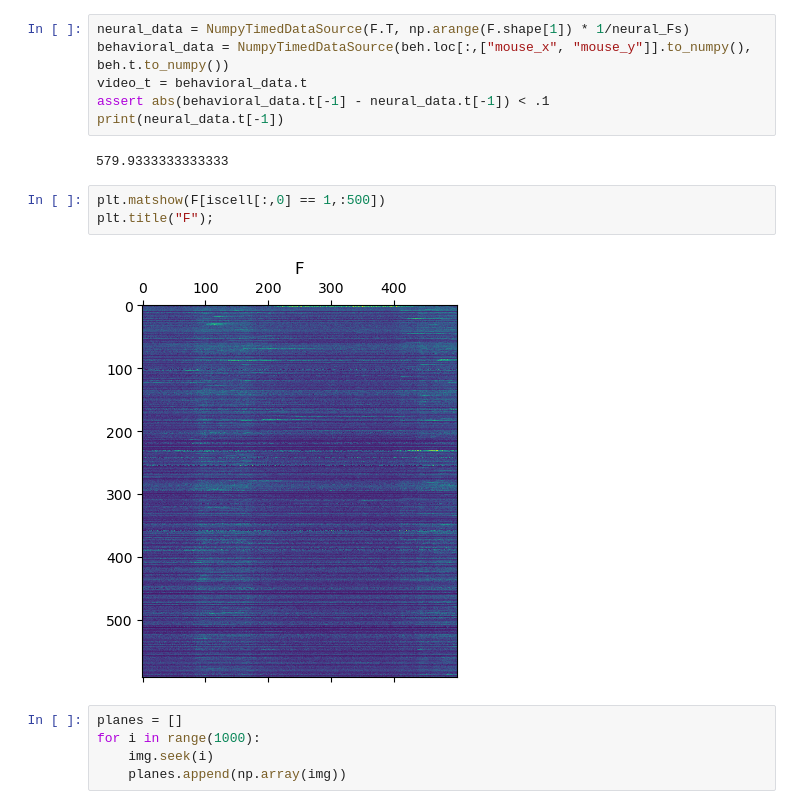
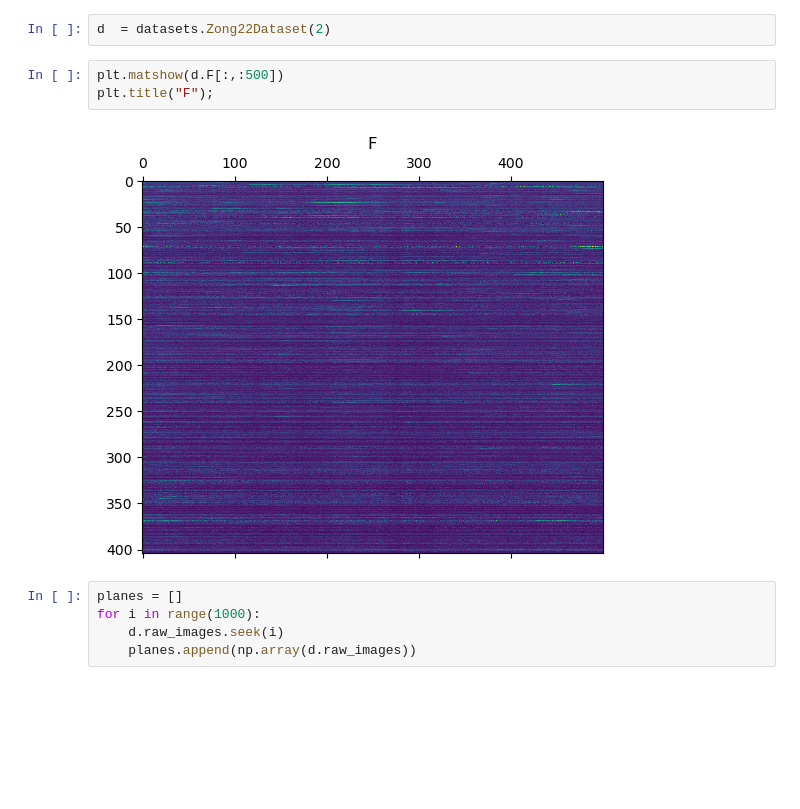
Before and after one commit to draeloslab/AdaptiveLatents, a Jupyter notebook: workspace/zong22.ipynb, the cells around one changed output. Saved outputs shown, nothing was run; the diff lists cells and outputs as text; blank space fills up the shorter version.

Commit message:
brings Zong22 into datasets.py and makes a better video

```diff
--- a/workspace/zong22.ipynb
+++ b/workspace/zong22.ipynb
@@ -52,21 +9,15 @@ else:
-# %%
-neural_data = NumpyTimedDataSource(F.T, np.arange(F.shape[1]) * 1/neural_Fs)
-behavioral_data = NumpyTimedDataSource(beh.loc[:,["mouse_x", "mouse_y"]].to_numpy(), beh.t.to_numpy())
-video_t = behavioral_data.t
-assert abs(behavioral_data.t[-1] - neural_data.t[-1]) < .1
-print(neural_data.t[-1])
-# %% [output]
-579.9333333333333
+# %%
+d  = datasets.Zong22Dataset(2)
 # %%
-plt.matshow(F[iscell[:,0] == 1,:500])
+plt.matshow(d.F[:,:500])
 plt.title("F");
 # %% [output]
-[figure, old version]
+[figure, new version]
 # %%
 planes = []
 for i in range(1000):
-    img.seek(i)
-    planes.append(np.array(img))
+    d.raw_images.seek(i)
+    planes.append(np.array(d.raw_images))
 # %%
 plt.matshow(np.mean(planes, axis=0))
 # %% [output]
```
Also changed, not shown: parts of 7 cells of this notebook, 5 other files.
